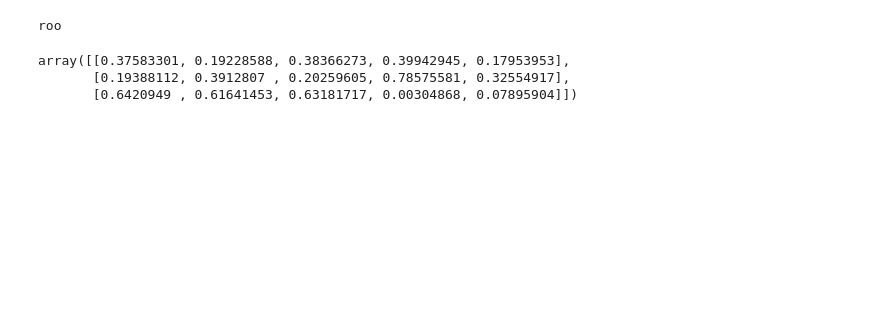
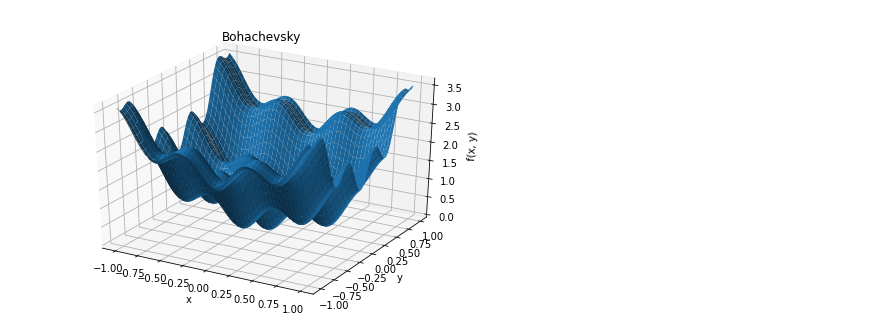
Before and after one commit to NaokiNakamichi/ML, a Jupyter notebook: GD/playground.ipynb, the cells around one changed output. Saved outputs shown, nothing was run; the diff lists cells and outputs as text; code cells hidden in the pictures; blank space fills up the shorter version.

```diff
--- a/GD/playground.ipynb
+++ b/GD/playground.ipynb
@@ -14,11 +13,19 @@ k = mp.Foo()
-# %%
-k.re()
-# %% [output]
-roo
-# %%
-k = np.arange(15).reshape(3,5)
-np.random.random_sample(k.shape)
-# %% [output]
-array([[0.37583301, 0.19228588, 0.38366273, 0.39942945, 0.17953953],
-       [0.19388112, 0.3912807 , 0.20259605, 0.78575581, 0.32554917],
-       [0.6420949 , 0.61641453, 0.63181717, 0.00304868, 0.07895904]])
+# %%
+
+
+f = model_opt.Bohachevsky()
+x = np.arange(-1, 1, 0.01)
+y = np.arange(-1, 1, 0.01)
+X, Y = np.meshgrid(x, y)
+Z = f.f_opt([X,Y])
+fig = plt.figure()
+ax = Axes3D(fig)
+ax.set_title(f.name)
+ax.set_xlabel("x")
+ax.set_ylabel("y")
+ax.set_zlabel("f(x, y)")
+
+ax.plot_surface(X, Y, Z)
+plt.show()
+# %% [output]
+[figure, added]
```
Also changed, not shown: parts of 12 cells of this notebook, 7 other files.
